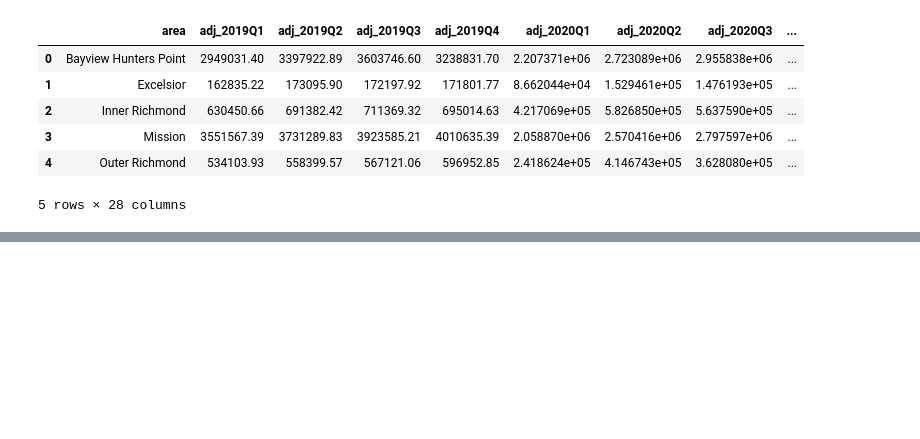
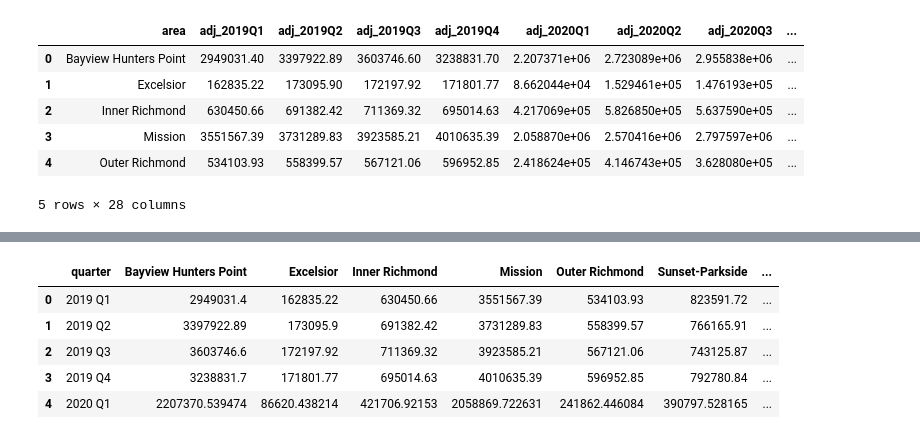
Before and after one commit to MissionLocal/2026-neighborhood-maps, a Jupyter notebook: docs/sales-tax/sales_tax_data.ipynb, the cells around one changed output, grey strips where cells are left out. Cells and saved outputs as stored; diff of their text form; code cells hidden in the pictures; blank space fills up the shorter version.

```diff
--- a/docs/sales-tax/sales_tax_data.ipynb
+++ b/docs/sales-tax/sales_tax_data.ipynb
@@ -217,0 +228,23 @@ tenderloin.to_clipboard(index=False)
+# %%
+# transpose
+sales_tax_adj = sales_tax_adj.T
+
+# use first row as column headers (neighborhood names)
+sales_tax_adj.columns = sales_tax_adj.loc["area"]
+
+# format - drop that header row
+sales_tax_adj = sales_tax_adj.drop(index="area")
+
+# take out pandas column label clutter
+sales_tax_adj.columns.name = None
+sales_tax_adj.index.name = "quarter"
+sales_tax_adj = sales_tax_adj.reset_index()
+
+sales_tax_adj.head()
+# %% [output]
+|  | quarter | Bayview Hunters Point | Excelsior | Inner Richmond | Mission | Outer Richmond | Sunset-Parkside | ... |
+| 0 | 2019 Q1 | 2949031.4 | 162835.22 | 630450.66 | 3551567.39 | 534103.93 | 823591.72 | ... |
+| 1 | 2019 Q2 | 3397922.89 | 173095.9 | 691382.42 | 3731289.83 | 558399.57 | 766165.91 | ... |
+| 2 | 2019 Q3 | 3603746.6 | 172197.92 | 711369.32 | 3923585.21 | 567121.06 | 743125.87 | ... |
+| 3 | 2019 Q4 | 3238831.7 | 171801.77 | 695014.63 | 4010635.39 | 596952.85 | 792780.84 | ... |
+| 4 | 2020 Q1 | 2207370.539474 | 86620.438214 | 421706.92153 | 2058869.722631 | 241862.446084 | 390797.528165 | ... |
```
Also changed, not shown: parts of 34 cells of this notebook, 18 other files.
